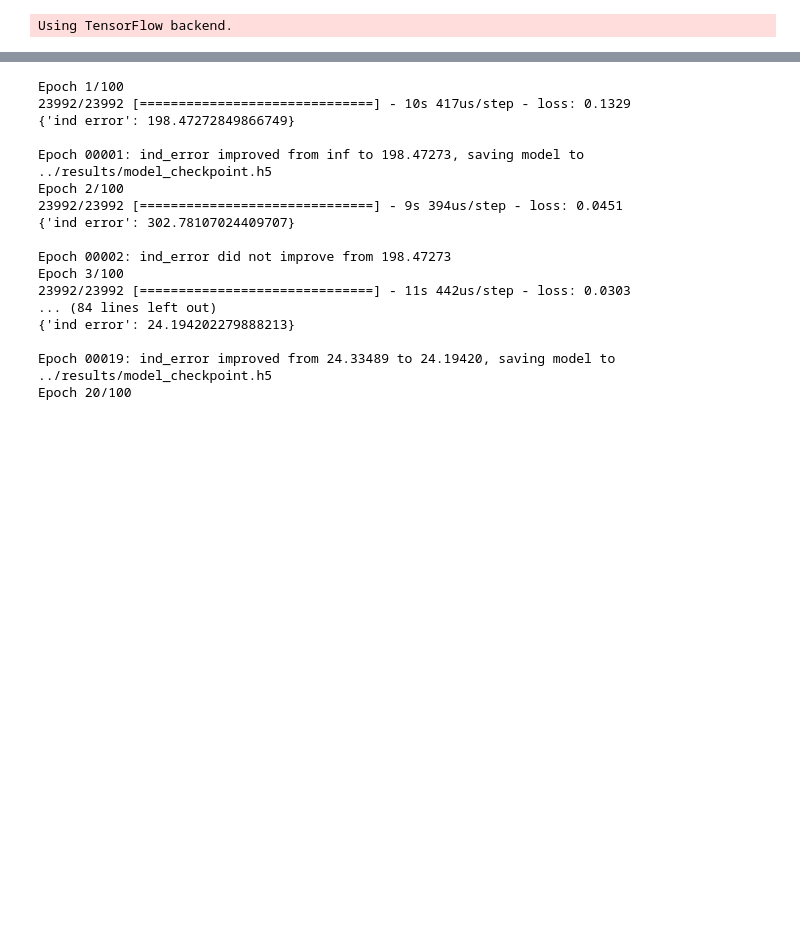
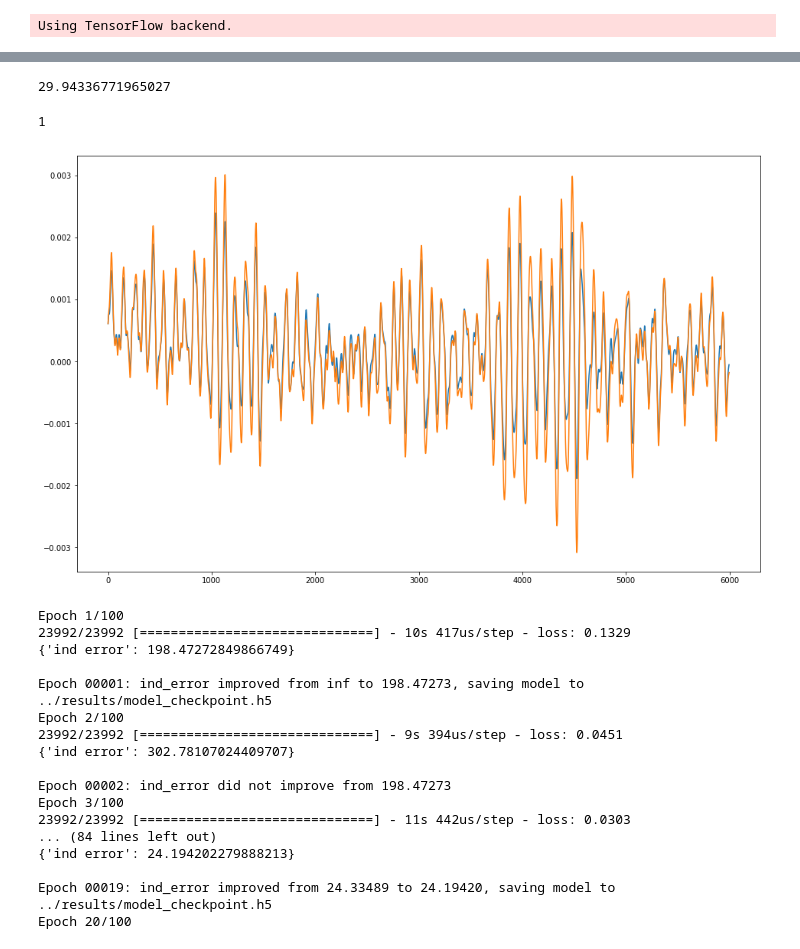
Before and after one commit to endrehp/FEM-ML2, a Jupyter notebook: RNN_velocity_superposition_individual.ipynb, the cells around one changed output, grey strips where cells are left out. Saved outputs shown, nothing was run; the diff lists cells and outputs as text; code cells hidden in the pictures; blank space fills up the shorter version.

```diff
--- a/RNN_velocity_superposition_individual.ipynb
+++ b/RNN_velocity_superposition_individual.ipynb
@@ -217,9 +202,9 @@ n_batches = 1
 d = 10
 
 #Hyperparameter settings
-epochs = 100
+epochs = 200
 layers = 1
-height = 200
+height = 50
 batch_size = 1000
 lr = 0.001
 u_errors_matrix = []
@@ -258,0 +286,48 @@ for node in range(n_nodes):
+# %%
+#### Get total_response ####
+t0 = time.time()
+n_nodes = 5
+n_features
+total_response = np.zeros(y_test[:-1,:n_nodes].shape)
+
+for node in range(n_nodes):
+
+    u_model = models[node]
+    x_test = training_sets[node][1]
+    x_scaler, y_scaler = scalers[node]
+    n_features = n_nodes*2+1
+    preds = independent_predictions(x_test, u_model)
+    preds_u = y_scaler.inverse_transform(preds)[:,:n_nodes]
+    total_response += preds_u
+
+print(time.time()-t0)
+# %% [output]
+29.94336771965027
+# %%
+int(x_test.shape[1]/d)
+# %% [output]
+1
+# %%
+training_set = 'rr'
+node = 0
+df_D = pd.read_csv('../training_batches/'+ training_set +'D' + str(node+1) + '.csv')
+df_F = pd.read_csv('../training_batches/'+ training_set +'F' + str(node+1) + '.csv')
+df_Dt = pd.read_csv('../training_batches/'+ training_set +'Dt' + str(node+1) + '.csv')
+#Prepare training data
+#DF, Dy = prepare_training_data_node_specific(df_F, df_D, df_Dt, d, node)
+x_scaler, y_scaler = get_scalers(DF, Dy)
+DF, Dy = prepare_training_data(df_F, df_D, df_Dt, d)
+
+#Split into train and test set
+x_train_f, x_test_f, y_train_f, y_test_f, n_nodes, n_features, n_y, x = train_test_split(DF, Dy, d, x_scaler, y_scaler)
+
+y_test_f_u = y_scaler.inverse_transform(y_test_f)[:,:n_nodes]
+# %%
+plt.figure(figsize=(16,10))
+#plt.plot(pred_test[:,n_nodes-1], 'x')
+plt.plot(total_response[:,n_nodes-1])
+#plt.plot(y_train_f[:, n_nodes-1])
+plt.plot(y_test_f_u[:, n_nodes-1])
+plt.show()
+# %% [output]
+[figure, added]
```
Also changed, not shown: parts of 9 cells of this notebook, 14 other files.
